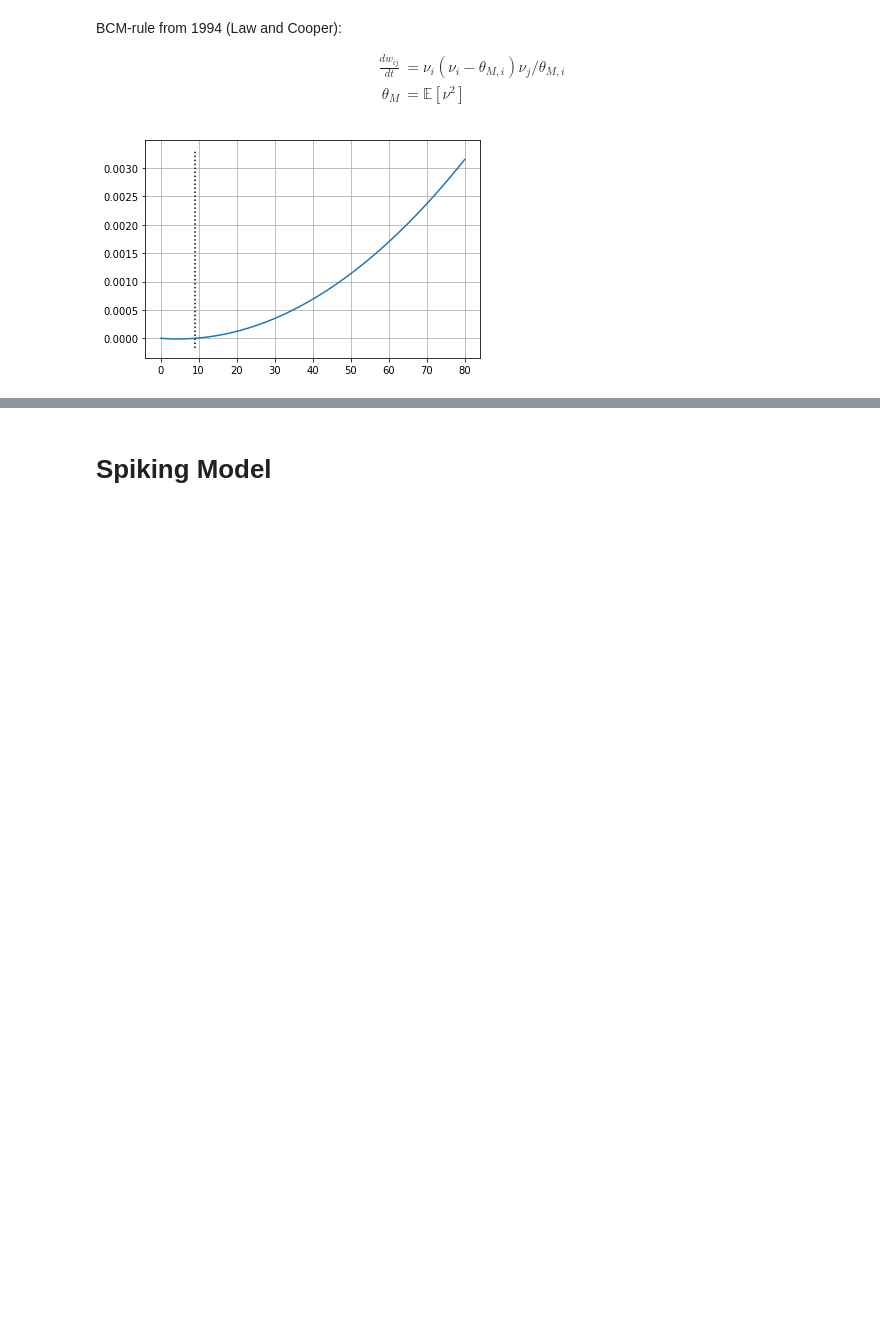
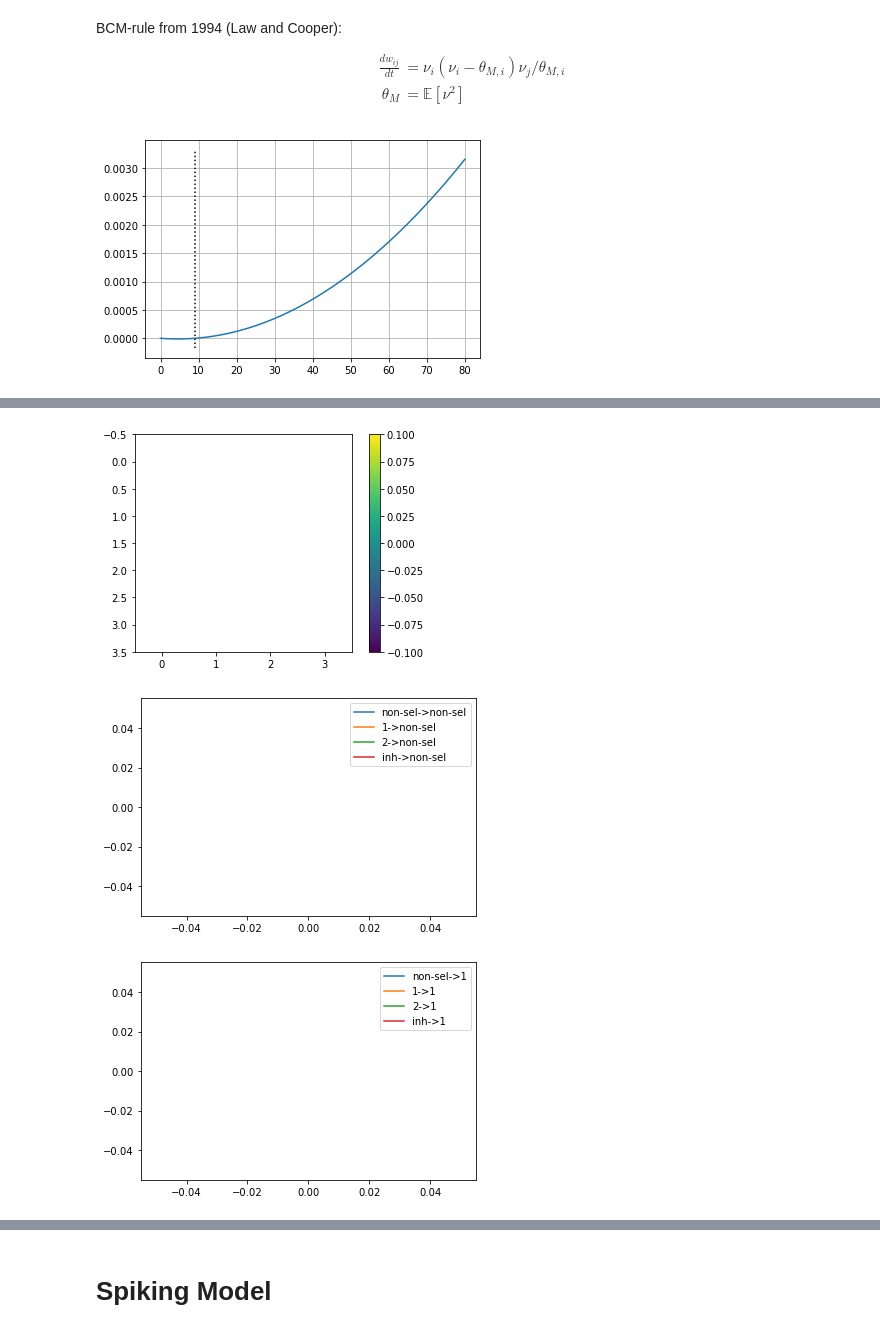
Before and after one commit to DeanTM/masters-scripts, a Jupyter notebook: Current Based Approximation/Current-Based-Models.ipynb, the cells around one changed output, grey strips where cells are left out. Drawn from its saved outputs; the diff is of its cells as text; code cells hidden in the pictures; blank space fills up the shorter version.

```diff
--- a/Current Based Approximation/Current-Based-Models.ipynb
+++ b/Current Based Approximation/Current-Based-Models.ipynb
@@ -578,0 +615,49 @@ plt.show(fig)
+# %%
+## everything becomes NaNs
+for i in range(10):
+    W_new = W_tracked[:,:,-1].copy()
+    times,\
+    nu_tracked,\
+    s_NMDA_tracked,\
+    s_AMPA_tracked,\
+    s_GABA_tracked,\
+    I_syn_tracked,\
+    e_tracked,\
+    W_tracked = run_trial_coherence_2afc(
+        total_time=2*runtime,
+        W=W_new
+    )
+# %%
+plt.figure()
+
+first_nan = np.any(np.isnan(W_tracked), axis=(0, 1)).argmax()
+plt.imshow(W_tracked[:,:,first_nan-1])
+plt.colorbar()
+for i in range(p+2):
+    for j in range(p+2):
+        plt.text(j, i, f"{W_tracked[i,j,first_nan-1]:.2f}",
+                       ha="center", va="center", color="w")
+
+plt.figure()
+# plt.plot(times, np.max(W_tracked, axis=(0, 1)), label='max')
+# plt.plot(times, np.min(W_tracked, axis=(0, 1)), label='min')
+weight_lines = plt.plot(times, W_tracked[0, :, :].T)
+plt.legend(
+    weight_lines,
+    [f'{k}->non-sel' for k in ['non-sel']+list(range(1,p+1))+['inh'] ],
+#     title='neuron population',
+)
+
+sel_n = 1
+plt.figure()
+weight_lines = plt.plot(times, W_tracked[sel_n, :, :].T)
+plt.legend(
+    weight_lines,
+    [f'{k}->{sel_n}' for k in ['non-sel']+list(range(1,p+1))+['inh'] ],
+#     title='neuron population',
+)
+plt.show()
+# %% [output]
+[figure, added]
+[figure, added]
+[figure, added]
```
Also changed, not shown: parts of 18 cells of this notebook, 9 other files.
